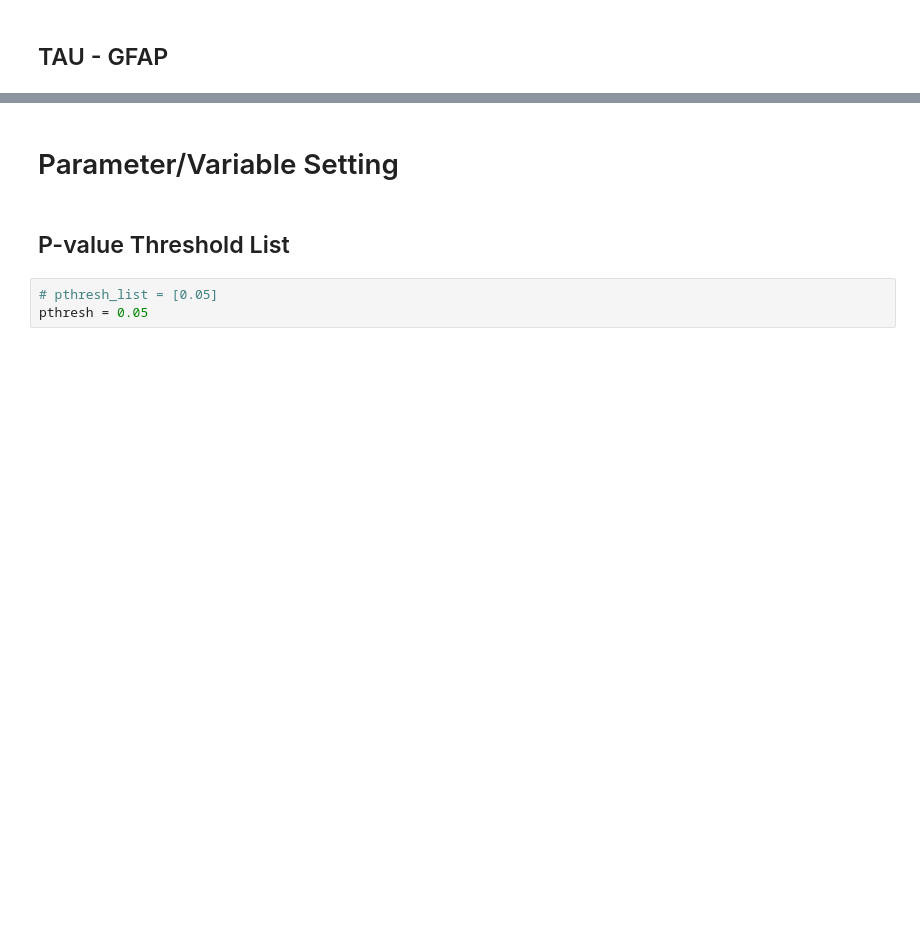
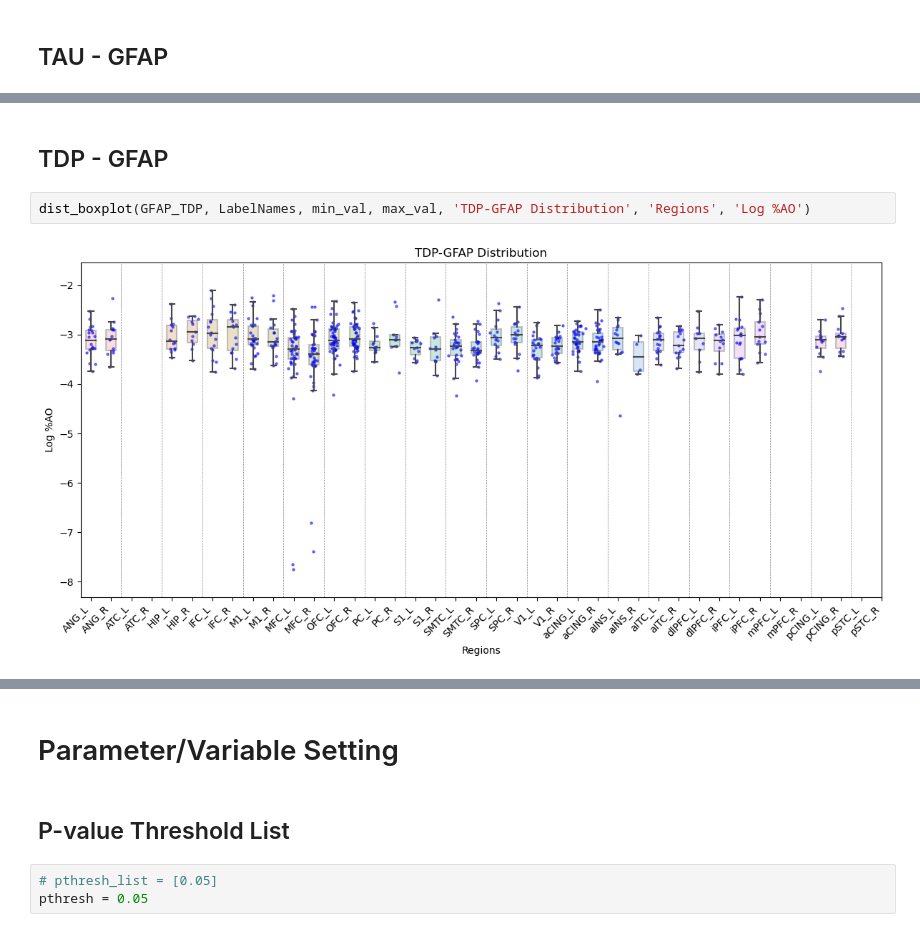
Before and after one commit to dontminchenit/mBIN, a Jupyter notebook: FTD_JupyterNotebook/GFAP_Ferritin_Analysis/[1] Compute Covariance Matrix [TAU, TDP - GFAP, Ferritin].ipynb, the cells around one changed output, grey strips where cells are left out. Saved outputs shown, nothing was run; the diff lists cells and outputs as text; blank space fills up the shorter version.

```diff
--- a/FTD_JupyterNotebook/GFAP_Ferritin_Analysis/[1] Compute Covariance Matrix [TAU, TDP - GFAP, Ferritin].ipynb
+++ b/FTD_JupyterNotebook/GFAP_Ferritin_Analysis/[1] Compute Covariance Matrix [TAU, TDP - GFAP, Ferritin].ipynb
@@ -59,0 +120,6 @@ f.close()
+# %% [markdown]
+## TDP - GFAP
+# %%
+dist_boxplot(GFAP_TDP, LabelNames, min_val, max_val, 'TDP-GFAP Distribution', 'Regions', 'Log %AO')
+# %% [output]
+[figure, added]
```
Also changed, not shown: parts of 8 cells of this notebook, 2 other files.
